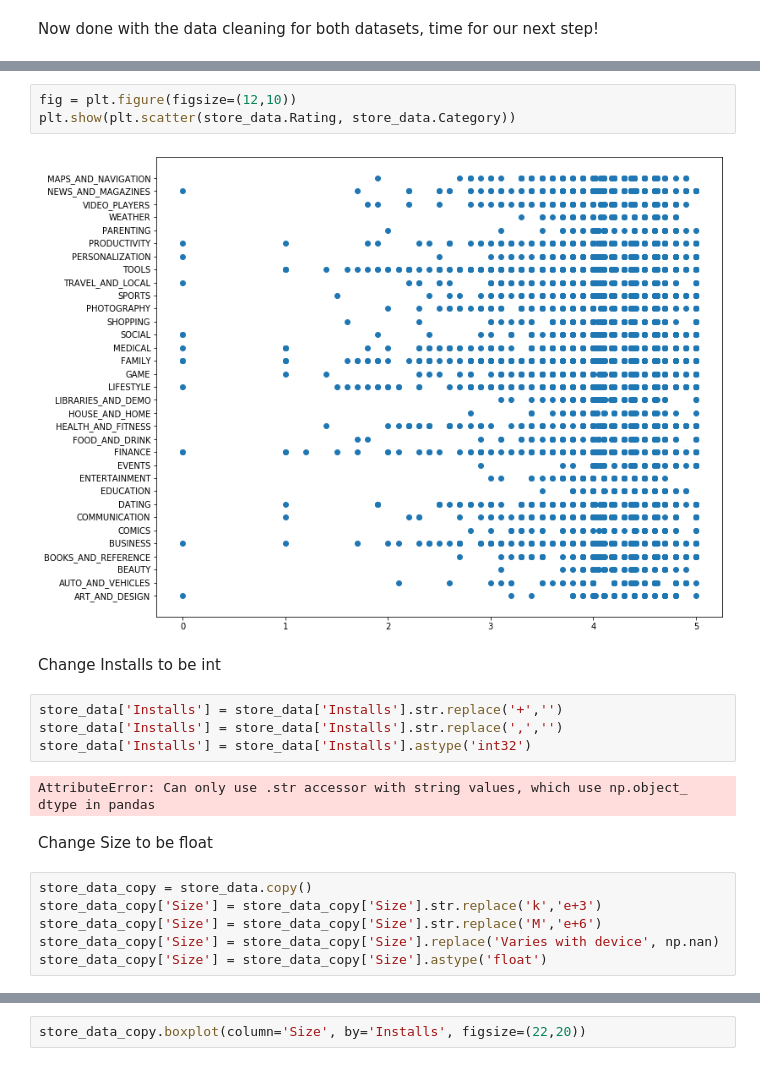
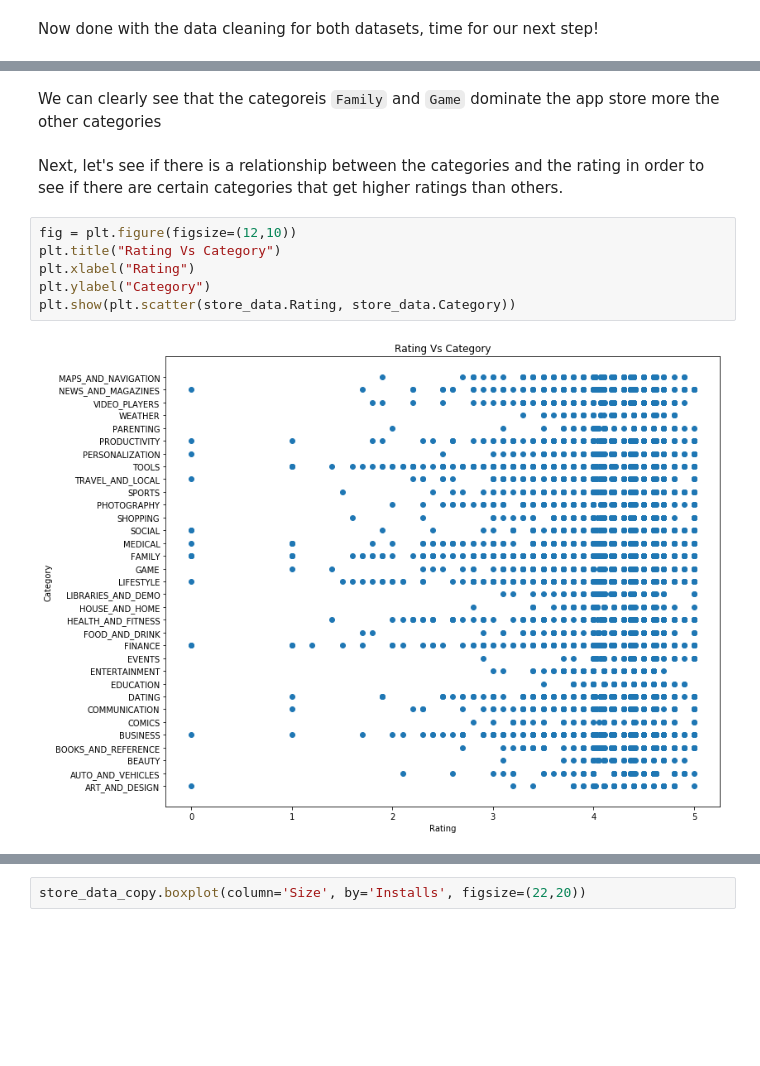
Before and after one commit to RandHood/DataSighence, a Jupyter notebook: Cleaning-2.ipynb, the cells around one changed output, grey strips where cells are left out. Cells and saved outputs as stored; diff of their text form; blank space fills up the shorter version.

Commit message:
Adding more visualizations

```diff
--- a/Cleaning-2.ipynb
+++ b/Cleaning-2.ipynb
@@ -290,21 +338,12 @@ dtype: object
+# %% [markdown]
+We can clearly see that the categoreis `Family` and `Game` dominate the app store more the other categories
+# %% [markdown]
+Next, let's see if there is a relationship between the categories and the rating in order to see if there are certain categories that get higher ratings than others.
 # %%
 fig = plt.figure(figsize=(12,10))
+plt.title("Rating Vs Category")
+plt.xlabel("Rating")
+plt.ylabel("Category")
 plt.show(plt.scatter(store_data.Rating, store_data.Category))
 # %% [output]
-[figure, old version]
+[figure, new version]
-# %% [markdown]
-Change Installs to be int
-# %%
-store_data['Installs'] = store_data['Installs'].str.replace('+','')
-store_data['Installs'] = store_data['Installs'].str.replace(',','')
-store_data['Installs'] = store_data['Installs'].astype('int32')
-# %% [output]
-AttributeError: Can only use .str accessor with string values, which use np.object_ dtype in pandas
-# %% [markdown]
-Change Size to be float
-# %%
-store_data_copy = store_data.copy()
-store_data_copy['Size'] = store_data_copy['Size'].str.replace('k','e+3')
-store_data_copy['Size'] = store_data_copy['Size'].str.replace('M','e+6')
-store_data_copy['Size'] = store_data_copy['Size'].replace('Varies with device', np.nan)
-store_data_copy['Size'] = store_data_copy['Size'].astype('float')
```
Also changed, not shown: parts of 42 cells of this notebook.
